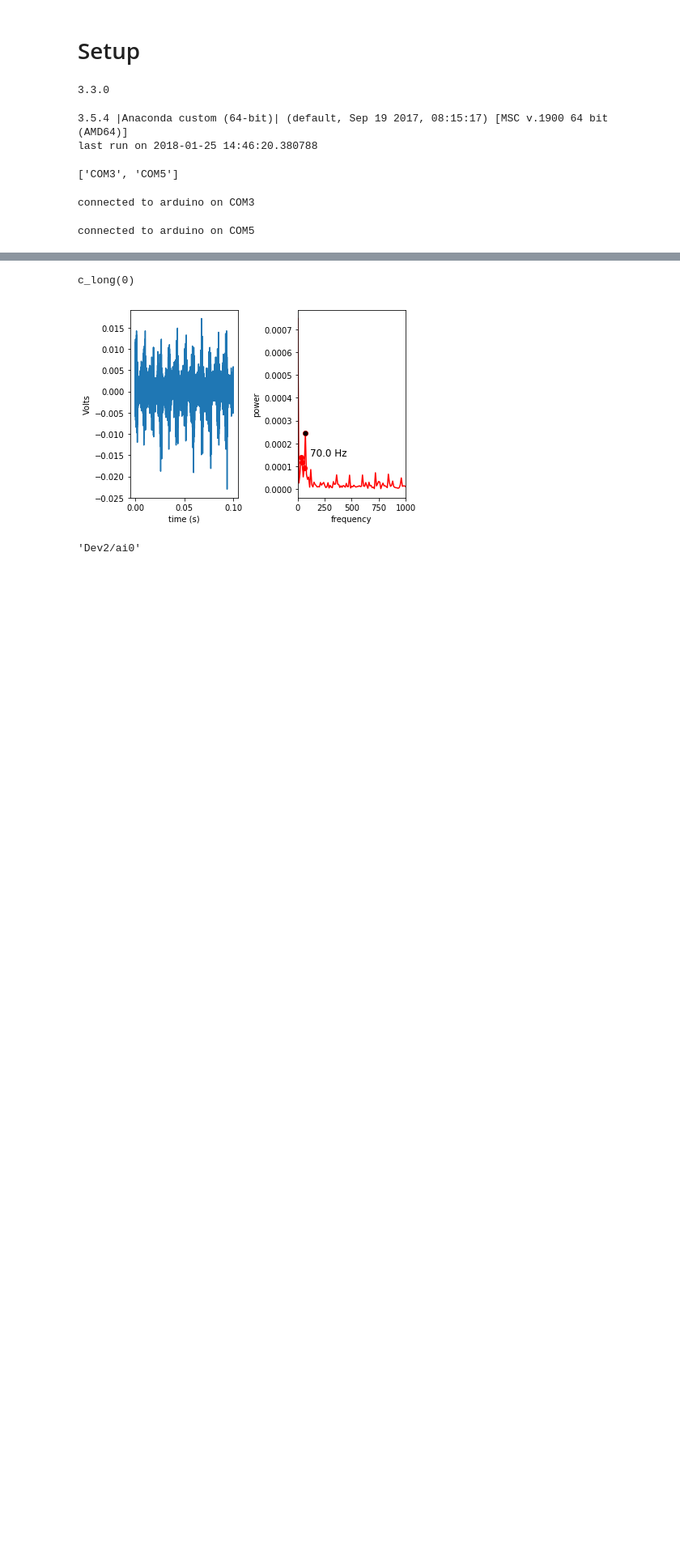
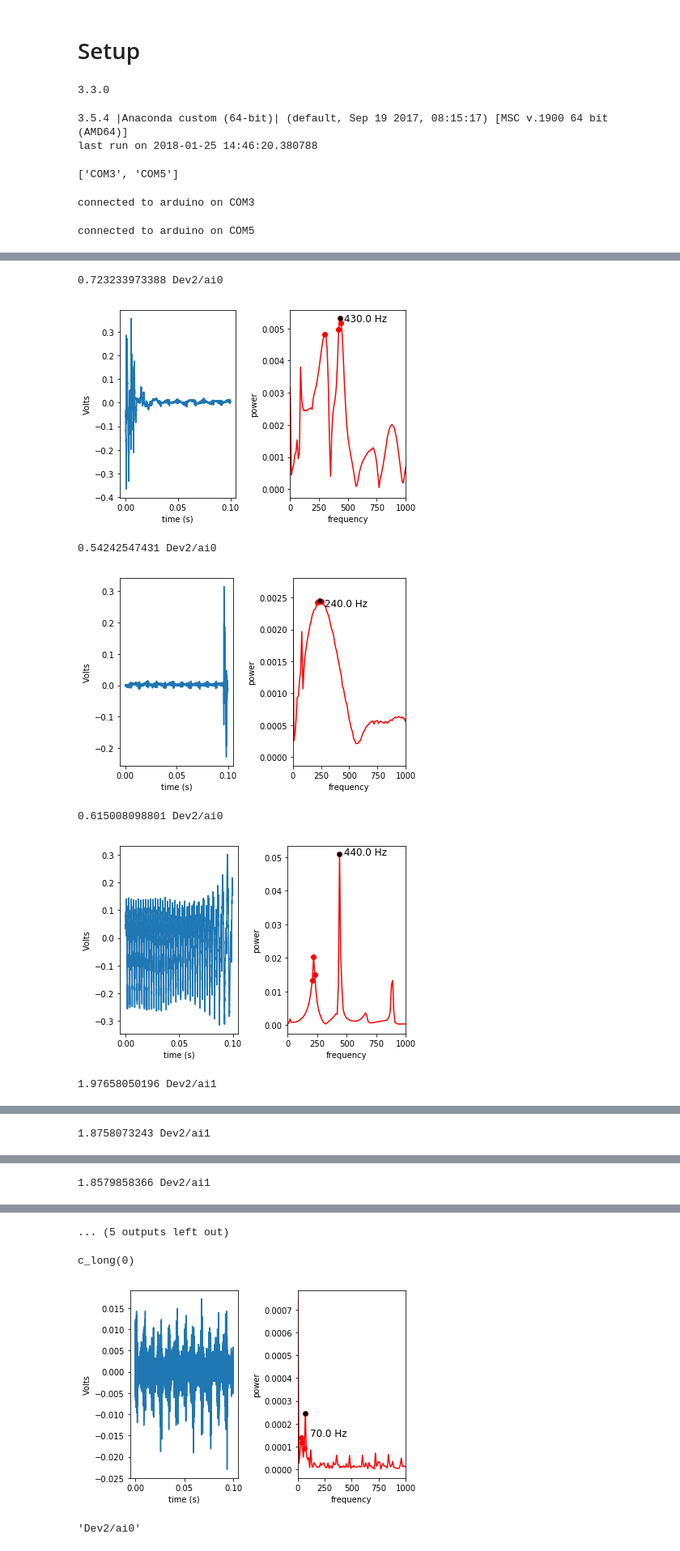
Before and after one commit to callinSwitzer/BeeLearningDataAcq, a Jupyter notebook: 004_SonicationBehaviorRecordReward_NoCamera.ipynb, the cells around one changed output, grey strips where cells are left out. Shown: that part at 81% size. Saved outputs shown, nothing was run; the diff lists cells and outputs as text; code cells hidden in the pictures; blank space fills up the shorter version.

```diff
--- a/004_SonicationBehaviorRecordReward_NoCamera.ipynb
+++ b/004_SonicationBehaviorRecordReward_NoCamera.ipynb
@@ -260,21 +282,65 @@ def processAndReward(ampThresh = 0.07):
             written = ser1.write("v".encode("utf-8"))
             print(amp2, "ACC2")
             plotFFT(data2, frq2, peakFrq2, pwr2, domPK2, domPkPwr2, Y2)
+# %%
+## read in data, and take a photo if accel power is high enough
+class processAndReward:
+
+    def __init__(self, ampThresh = 0.07, accNum1 = "Dev2/ai0", accNum2= "Dev2/ai1", rewardMin = 220, rewardMax = 450):
+        self.ampThresh = ampThresh
+        acc1 = accelDta(accNum1)
+        acc2 = accelDta(accNum2)
+        self.rewardMin = rewardMin
+        self.rewardMax = rewardMax
+
+    # if frequency is in a certain range, deliver reward
+    def reward(self, gg = acc1, serialPort = ser2):
+        if((gg.domPK > self.rewardMin) and (gg.domPK < self.rewardMax) and (gg.amp > self.ampThresh)):
+            written = serialPort.write("s".encode("utf-8"))
+            written = serialPort.write("v".encode("utf-8"))
+            print(gg.amp, gg.accNum)
+            gg.plotFFT()
+
+    def procReward(self):
+        # read in data
+        [j.readAccel() for j in [acc1, acc2]]
+
+        # only go on if the reading is above amplitude cutoff
+        # refref should adjust this, based on acc sensitivity
+        if((acc1.amp > self.ampThresh) or (acc2.amp > self.ampThresh)):
+
+            # calculate fft
+            [k.FFT() for k in [acc1, acc2]]
+
+            # reward
+            self.reward(acc1, ser2)
+            self.reward(acc2, ser1)
 # %%
 while msvcrt.kbhit():
     msvcrt.getch()
     print('clearing characters ...')
 
+# instantiate
+procR = processAndReward()
+
 while(True):
-    processAndReward()
+    procR.procReward()
 
     # break loop if someone presses the 'q' while in terminal
     if msvcrt.kbhit():
         if msvcrt.getch() == b'q':
             # disconnect camera
 #             c.stop_capture()
 #             c.disconnect()
             print('keyboard q pressed, now quitting loop')
             for i in range(5):
                 winsound.Beep(450,100)
             break
+# %% [output]
+0.723233973388 Dev2/ai0
+[figure, added]
+0.54242547431 Dev2/ai0
+[figure, added]
+0.615008098801 Dev2/ai0
+[figure, added]
+1.97658050196 Dev2/ai1
@@ -280,0 +348 @@ while(True):
+1.8758073243 Dev2/ai1
@@ -280,0 +350 @@ while(True):
+1.8579858366 Dev2/ai1
@@ -281,3 +352,4 @@ while(True):
+... (5 outputs left out)
 # %%
 int32()
 # %% [output]
```
Also changed, not shown: parts of 6 cells of this notebook.
